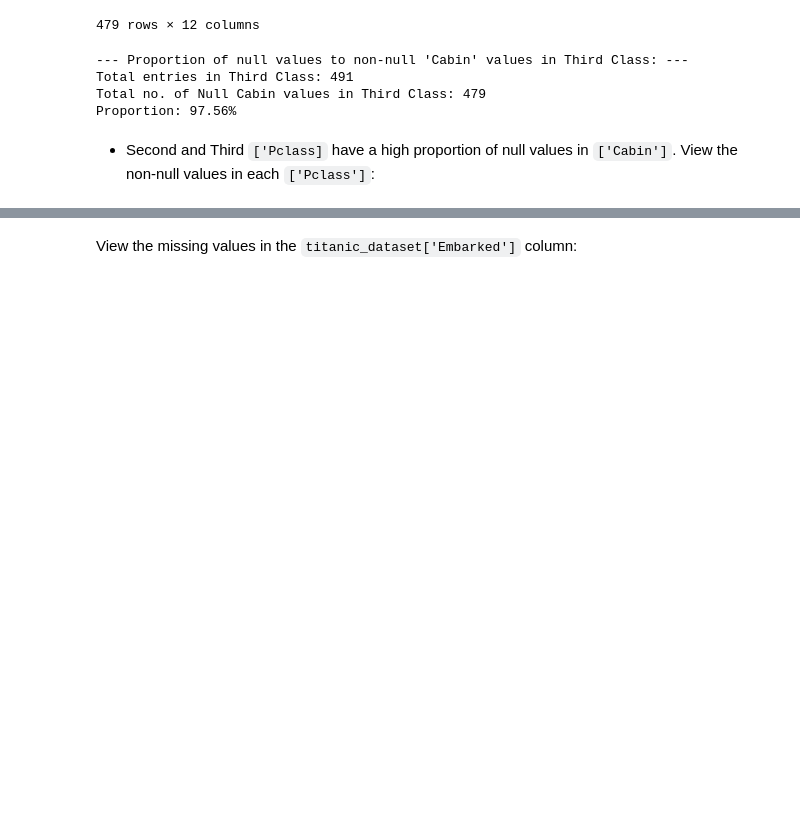
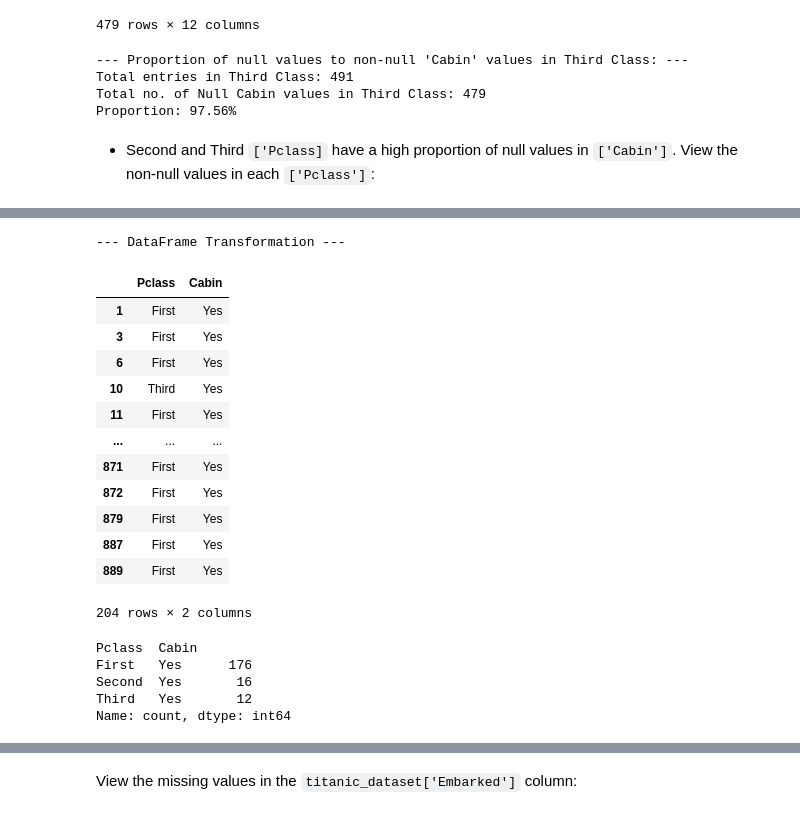
Before and after one commit to nadupoy/Cyber-Shujaa---Exploratory-Data-Analysis, a Jupyter notebook: exploratory_data_analysis.ipynb, the cells around one changed output, grey strips where cells are left out. Cells and saved outputs as stored; diff of their text form; code cells hidden in the pictures; blank space fills up the shorter version.

```diff
--- a/exploratory_data_analysis.ipynb
+++ b/exploratory_data_analysis.ipynb
@@ -438,0 +481,34 @@ titanic_dataset.loc[
+# %%
+print("--- DataFrame Transformation ---")
+
+pclass_cabins_plot = pclass_cabins.copy()
+pclass_cabins_plot['Cabin'].where(
+    pclass_cabins_plot['Cabin'].isna(),
+    'Yes',
+    inplace=True
+)
+pclass_cabins_plot = pclass_cabins_plot.loc[pclass_cabins_plot['Cabin'] == 'Yes']
+pclass_cabins_plot
+# %% [output]
+--- DataFrame Transformation ---
+|  | Pclass | Cabin |
+| 1 | First | Yes |
+| 3 | First | Yes |
+| 6 | First | Yes |
+| 10 | Third | Yes |
+| 11 | First | Yes |
+| ... | ... | ... |
+| 871 | First | Yes |
+| 872 | First | Yes |
+| 879 | First | Yes |
+| 887 | First | Yes |
+| 889 | First | Yes |
+204 rows × 2 columns
+# %%
+pclass_cabins_plot.value_counts()
+# %% [output]
+Pclass  Cabin
+First   Yes      176
+Second  Yes       16
+Third   Yes       12
+Name: count, dtype: int64
```
Also changed, not shown: parts of 16 cells of this notebook.
